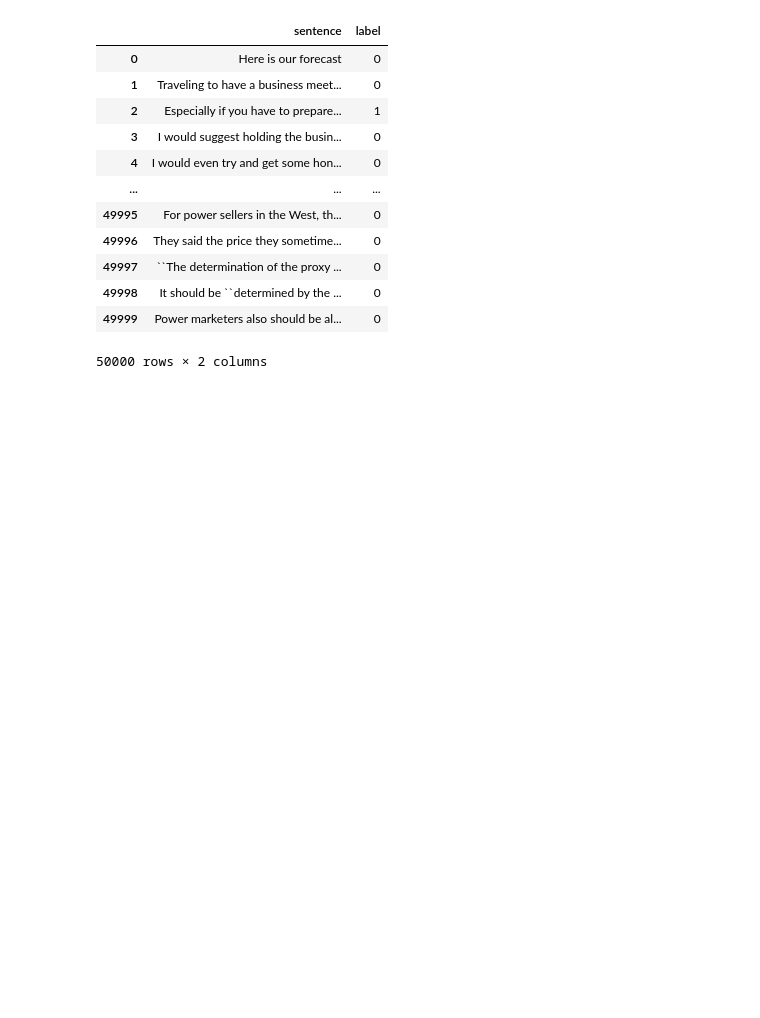
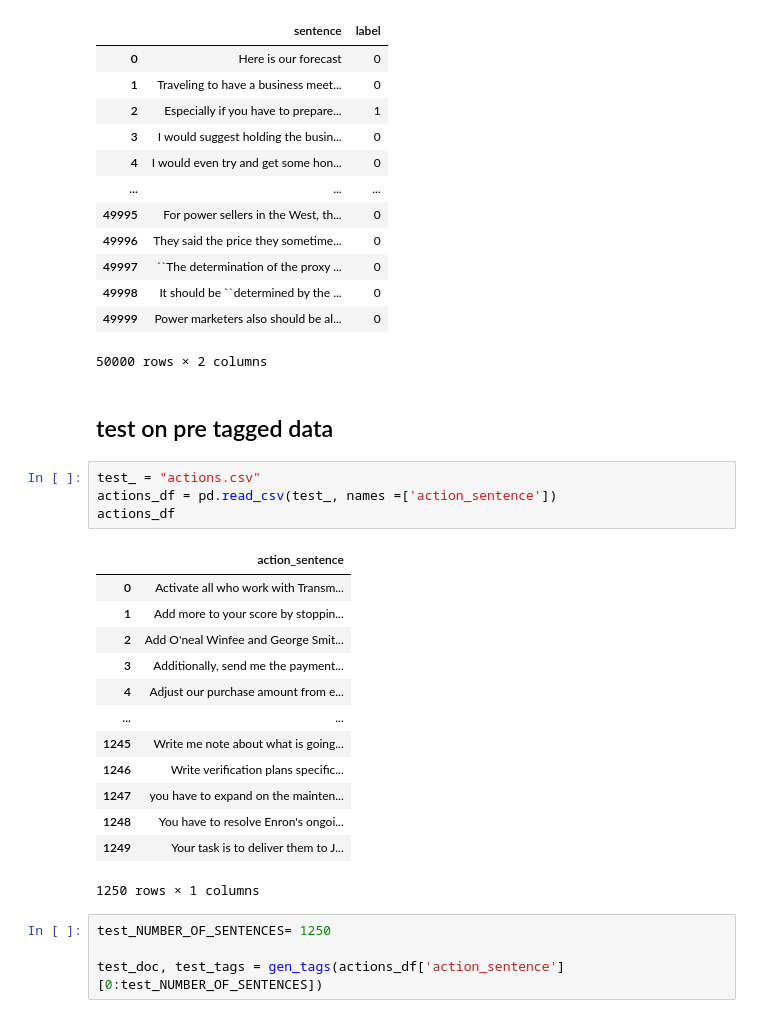
Before and after one commit to srvds/actionable-email-classification, a Jupyter notebook: Model_rule_based.ipynb, the cells around one changed output. Saved outputs shown, nothing was run; the diff lists cells and outputs as text; blank space fills up the shorter version.

```diff
--- a/Model_rule_based.ipynb
+++ b/Model_rule_based.ipynb
@@ -251,3 +252,27 @@ data_labeled_df
 | 49998 | It should be ``determined by the ... | 0 |
 | 49999 | Power marketers also should be al... | 0 |
 50000 rows × 2 columns
+# %% [markdown]
+## test on pre tagged data
+# %%
+test_ = "actions.csv"
+actions_df = pd.read_csv(test_, names =['action_sentence'])
+actions_df
+# %% [output]
+|  | action_sentence |
+| 0 | Activate all who work with Transm... |
+| 1 | Add more to your score by stoppin... |
+| 2 | Add O'neal Winfee and George Smit... |
+| 3 | Additionally, send me the payment... |
+| 4 | Adjust our purchase amount from e... |
+| ... | ... |
+| 1245 | Write me note about what is going... |
+| 1246 | Write verification plans specific... |
+| 1247 | you have to expand on the mainten... |
+| 1248 | You have to resolve Enron's ongoi... |
+| 1249 | Your task is to deliver them to J... |
+1250 rows × 1 columns
+# %%
+test_NUMBER_OF_SENTENCES= 1250
+
+test_doc, test_tags = gen_tags(actions_df['action_sentence'][0:test_NUMBER_OF_SENTENCES])
```
Also changed, not shown: parts of 3 cells of this notebook.
